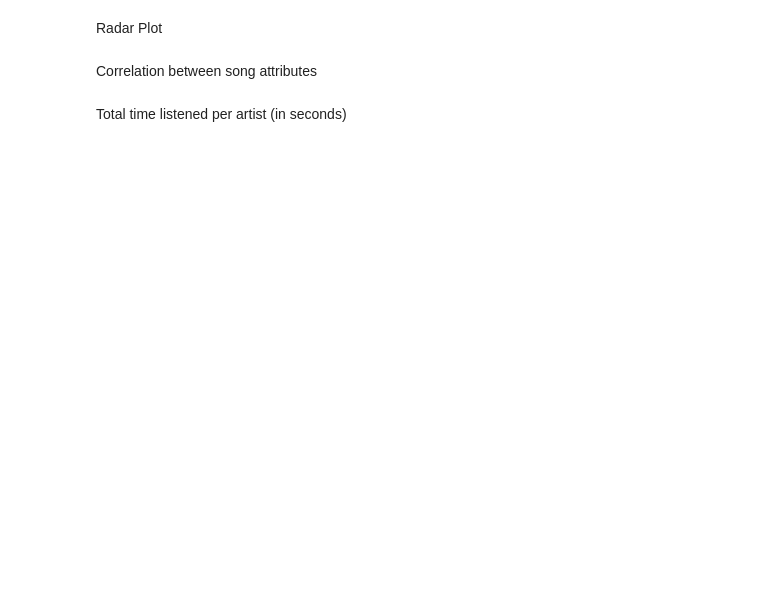
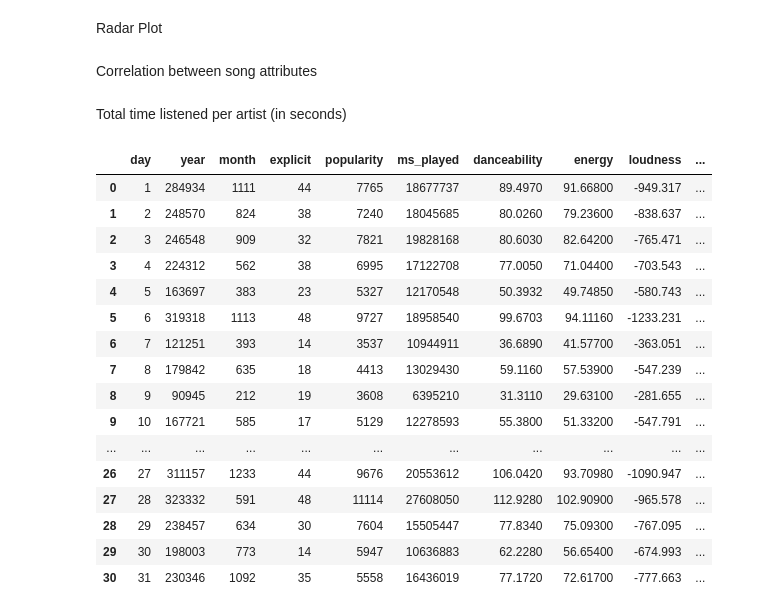
Before and after one commit to Mega-Barrel/spotify_analysis, a Jupyter notebook: streamHistory_analysis.ipynb, the cells around one changed output. Cells and saved outputs as stored; diff of their text form; code cells hidden in the pictures; blank space fills up the shorter version.

```diff
--- a/streamHistory_analysis.ipynb
+++ b/streamHistory_analysis.ipynb
@@ -42,6 +42,7 @@ dtype: object
 Converting release_date to datetime
 # %%
 df_stream_history['release_date'] =  pd.to_datetime(df_stream_history['release_date'])
+df_stream_history['end_time'] =  pd.to_datetime(df_stream_history['end_time'])
 # %% [markdown]
 ## Streaming Analysis
 # %%
@@ -301,3 +302,24 @@ fig.update_layout(
     width = 1210,
 )
 fig.show()
+# %%
+day = df_stream_history.groupby(by=['day'], as_index=False).sum()
+day
+# %% [output]
+|  | day | year | month | explicit | popularity | ms_played | danceability | energy | loudness | ... |
+| 0 | 1 | 284934 | 1111 | 44 | 7765 | 18677737 | 89.4970 | 91.66800 | -949.317 | ... |
+| 1 | 2 | 248570 | 824 | 38 | 7240 | 18045685 | 80.0260 | 79.23600 | -838.637 | ... |
+| 2 | 3 | 246548 | 909 | 32 | 7821 | 19828168 | 80.6030 | 82.64200 | -765.471 | ... |
+| 3 | 4 | 224312 | 562 | 38 | 6995 | 17122708 | 77.0050 | 71.04400 | -703.543 | ... |
+| 4 | 5 | 163697 | 383 | 23 | 5327 | 12170548 | 50.3932 | 49.74850 | -580.743 | ... |
+| 5 | 6 | 319318 | 1113 | 48 | 9727 | 18958540 | 99.6703 | 94.11160 | -1233.231 | ... |
+| 6 | 7 | 121251 | 393 | 14 | 3537 | 10944911 | 36.6890 | 41.57700 | -363.051 | ... |
+| 7 | 8 | 179842 | 635 | 18 | 4413 | 13029430 | 59.1160 | 57.53900 | -547.239 | ... |
+| 8 | 9 | 90945 | 212 | 19 | 3608 | 6395210 | 31.3110 | 29.63100 | -281.655 | ... |
+| 9 | 10 | 167721 | 585 | 17 | 5129 | 12278593 | 55.3800 | 51.33200 | -547.791 | ... |
+| ... | ... | ... | ... | ... | ... | ... | ... | ... | ... | ... |
+| 26 | 27 | 311157 | 1233 | 44 | 9676 | 20553612 | 106.0420 | 93.70980 | -1090.947 | ... |
+| 27 | 28 | 323332 | 591 | 48 | 11114 | 27608050 | 112.9280 | 102.90900 | -965.578 | ... |
+| 28 | 29 | 238457 | 634 | 30 | 7604 | 15505447 | 77.8340 | 75.09300 | -767.095 | ... |
+| 29 | 30 | 198003 | 773 | 14 | 5947 | 10636883 | 62.2280 | 56.65400 | -674.993 | ... |
+| 30 | 31 | 230346 | 1092 | 35 | 5558 | 16436019 | 77.1720 | 72.61700 | -777.663 | ... |
```
Also changed, not shown: parts of 2 cells of this notebook.
